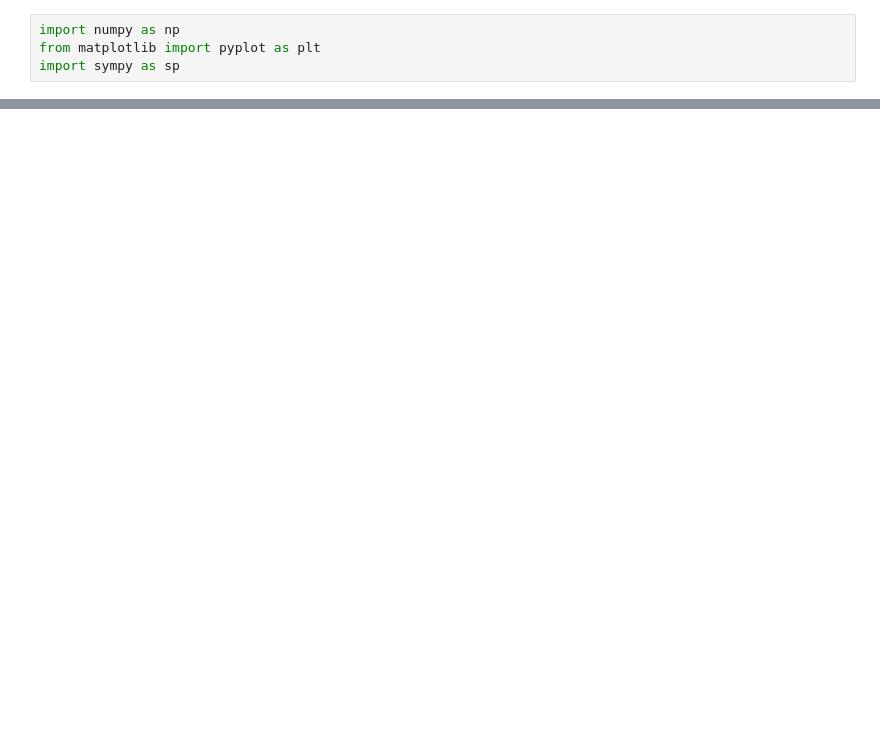
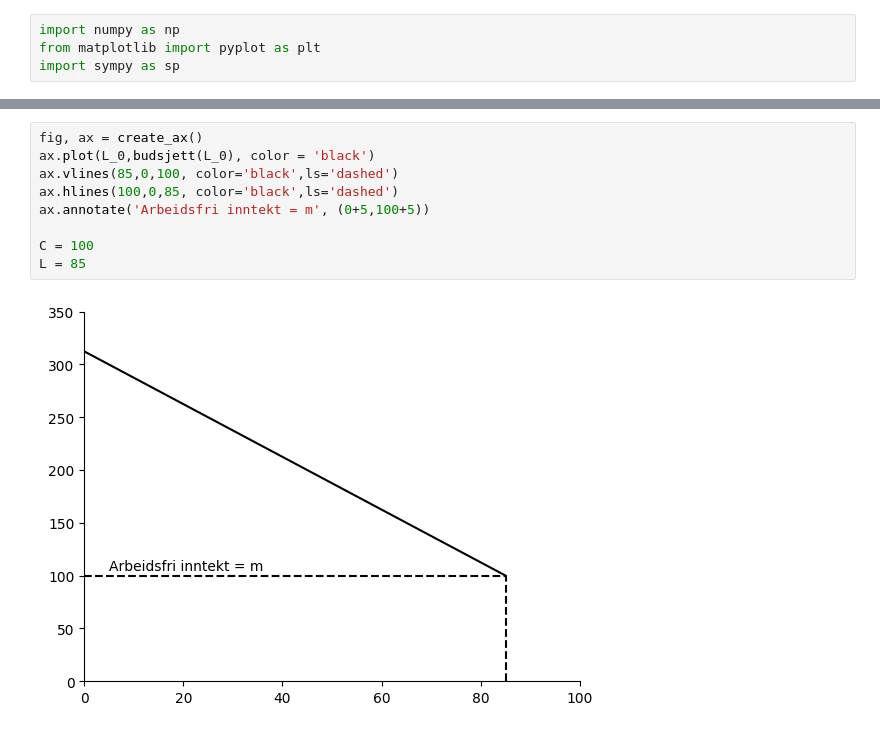
Before and after one commit to loopdiggaz/SOK2008, a Jupyter notebook: Oppgave_seminar1.ipynb, the cells around one changed output, grey strips where cells are left out. Cells and saved outputs as stored; diff of their text form; blank space fills up the shorter version.

```diff
--- a/Oppgave_seminar1.ipynb
+++ b/Oppgave_seminar1.ipynb
@@ -50,0 +90,11 @@ for i in range (6, 16, 2):
+# %%
+fig, ax = create_ax()
+ax.plot(L_0,budsjett(L_0), color = 'black')
+ax.vlines(85,0,100, color='black',ls='dashed')
+ax.hlines(100,0,85, color='black',ls='dashed')
+ax.annotate('Arbeidsfri inntekt = m', (0+5,100+5))
+
+C = 100
+L = 85
+# %% [output]
+[figure, added]
```
Also changed, not shown: parts of 6 cells of this notebook.
